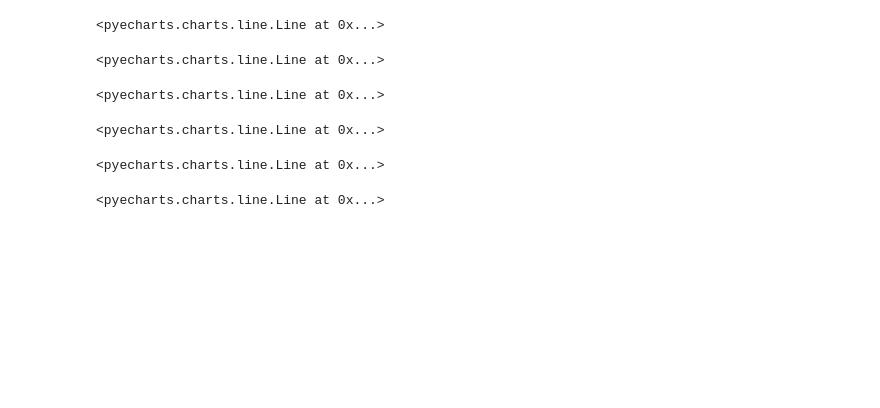
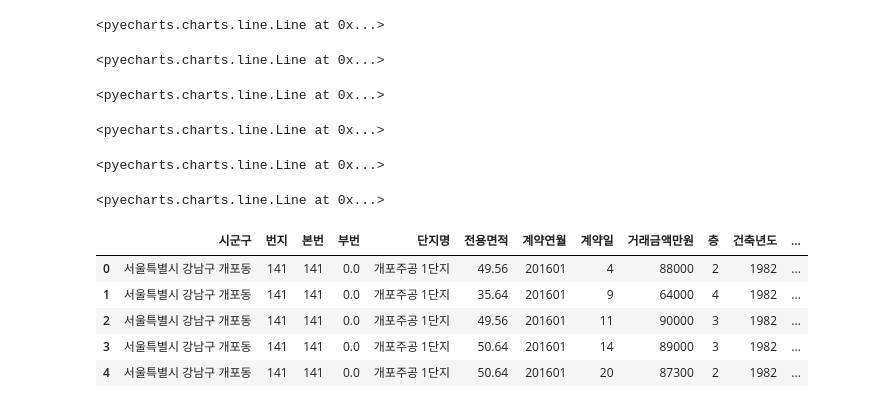
Before and after one commit to king-rabbit/housing_price_analysis, a Jupyter notebook: analysis.ipynb, the cells around one changed output. Drawn from its saved outputs; the diff is of its cells as text; code cells hidden in the pictures; blank space fills up the shorter version.

```diff
--- a/analysis.ipynb
+++ b/analysis.ipynb
@@ -329,3 +312,5 @@ line.width = 1000
 line
 # %% [output]
 <pyecharts.charts.line.Line at 0x...>
+# %%
+df_seoul = df_seoul.reset_index()
@@ -331,0 +320,9 @@ line
+# %%
+df_seoul.head(5)
+# %% [output]
+|  | 시군구 | 번지 | 본번 | 부번 | 단지명 | 전용면적 | 계약연월 | 계약일 | 거래금액만원 | 층 | 건축년도 | ... |
+| 0 | 서울특별시 강남구 개포동 | 141 | 141 | 0.0 | 개포주공 1단지 | 49.56 | 201601 | 4 | 88000 | 2 | 1982 | ... |
+| 1 | 서울특별시 강남구 개포동 | 141 | 141 | 0.0 | 개포주공 1단지 | 35.64 | 201601 | 9 | 64000 | 4 | 1982 | ... |
+| 2 | 서울특별시 강남구 개포동 | 141 | 141 | 0.0 | 개포주공 1단지 | 49.56 | 201601 | 11 | 90000 | 3 | 1982 | ... |
+| 3 | 서울특별시 강남구 개포동 | 141 | 141 | 0.0 | 개포주공 1단지 | 50.64 | 201601 | 14 | 89000 | 3 | 1982 | ... |
+| 4 | 서울특별시 강남구 개포동 | 141 | 141 | 0.0 | 개포주공 1단지 | 50.64 | 201601 | 20 | 87300 | 2 | 1982 | ... |
```
Also changed, not shown: parts of 13 cells of this notebook.
